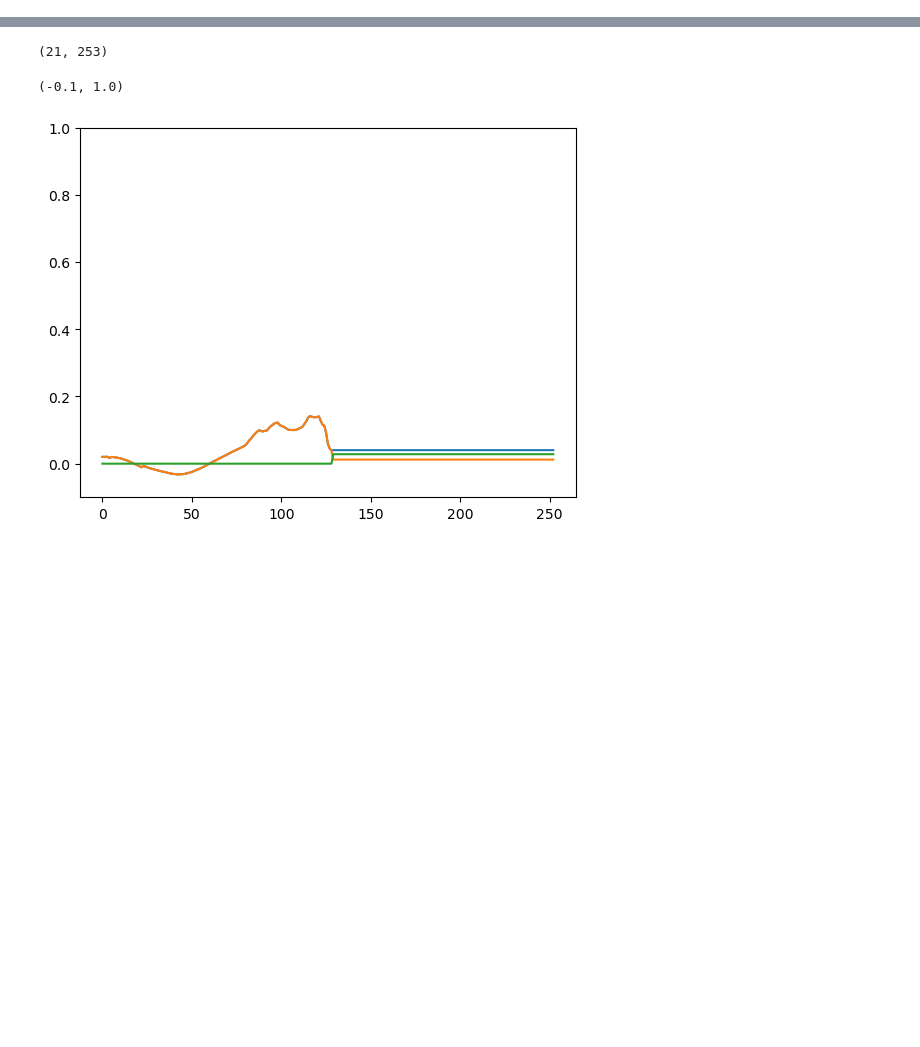
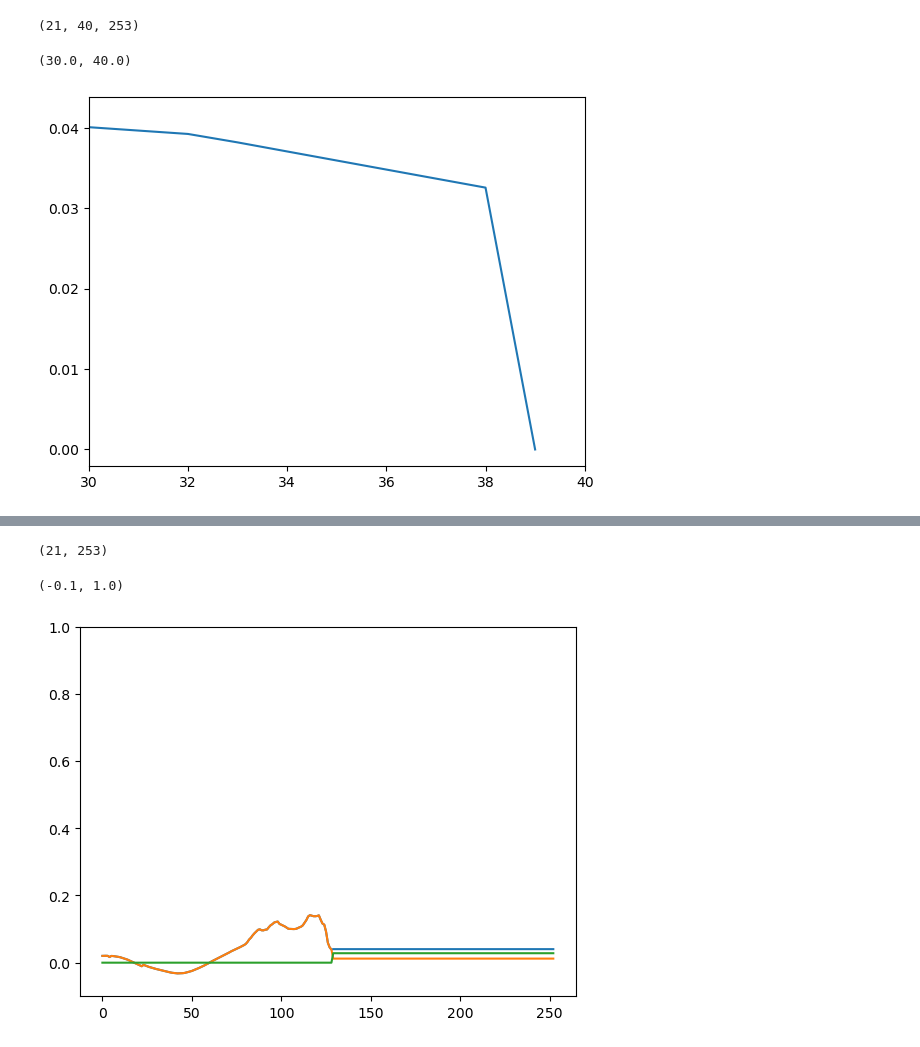
Before and after one commit to mspydell/PFM, a Jupyter notebook: driver/debugging_LV1.ipynb, the cells around one changed output, grey strips where cells are left out. Cells and saved outputs as stored; diff of their text form; code cells hidden in the pictures; blank space fills up the shorter version.

```diff
--- a/driver/debugging_LV1.ipynb
+++ b/driver/debugging_LV1.ipynb
@@ -30,0 +95,11 @@ fig.colorbar(p0, ax=ax,location='bottom')
+# %%
+varnm='v_south'
+vv=bc1.variables[varnm][:]
+print(np.shape(vv))
+fig, ax = plt.subplots()
+p0=ax.plot(vv[0,:,245])
+ax.set_xlim([30, 40])
+# %% [output]
+(21, 40, 253)
+(30.0, 40.0)
+[figure, added]
```
Also changed, not shown: parts of 10 cells of this notebook, 3 other files.
